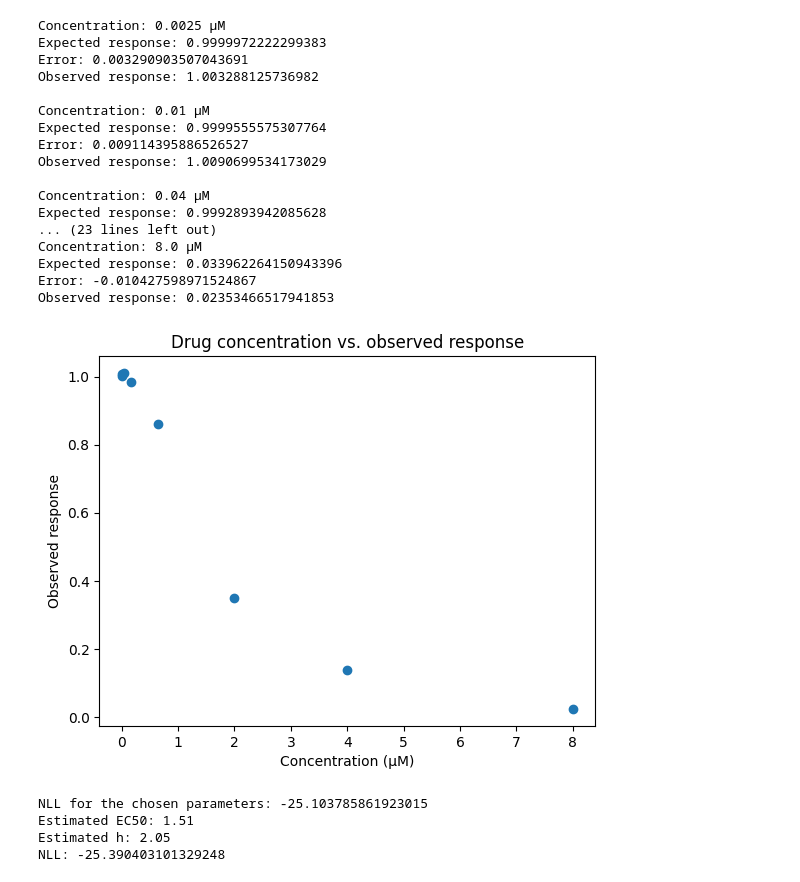
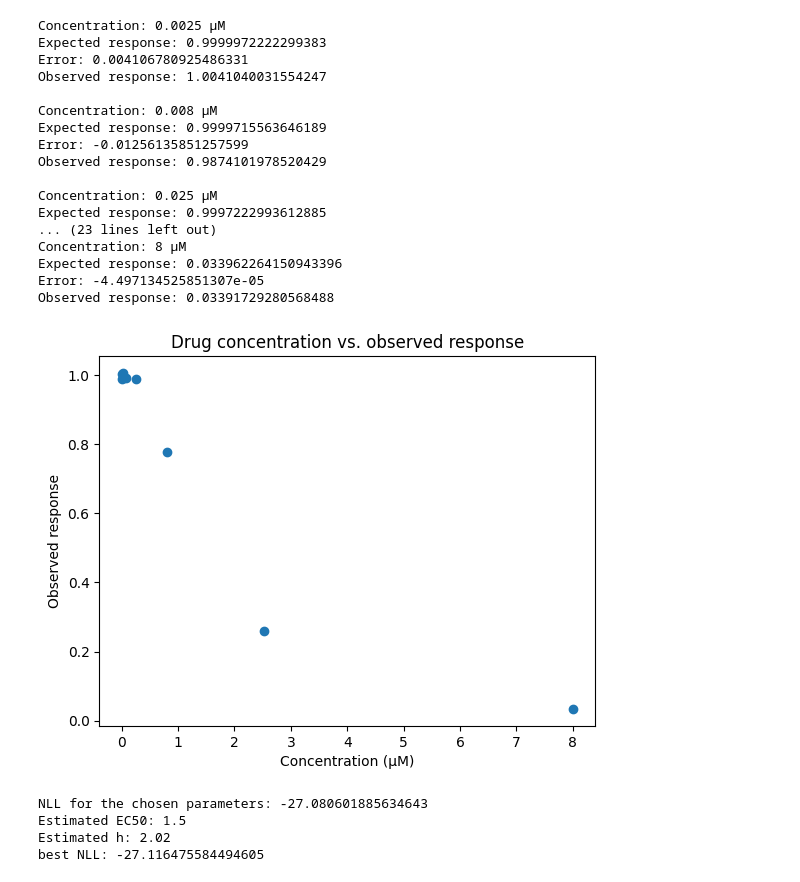
Before and after one commit to nicolejanoff/Test, a Jupyter notebook: projekt.ipynb, the cells around one changed output. Drawn from its saved outputs; the diff is of its cells as text; code cells hidden in the pictures.

```diff
--- a/projekt.ipynb
+++ b/projekt.ipynb
@@ -33,9 +33,13 @@ def mu(c):
 # concentration range: 8 µM to 2.5 nM (8 point dose response assays) according to article, values inbetween were chosen arbitrarily
 
 ## 2.3 Assumptions
-EC50 = 1.5
-h = 2
-conc = [0.0025, 0.01, 0.04, 0.16, 0.64, 2.0, 4.0, 8.0] # µM
+conc = [0.0025, 0.008, 0.025, 0.08, 0.25, 0.80, 2.53, 8] # µM
+cancer_types = {
+    "Hud": {"EC50": , "h": },
+    "Myelom": {"EC50": , "h": },
+    "Benmärg": {"EC50": , "h": }
+}
+
 mu_E = 0
 sigma_E = 0.01
 
@@ -111,7 +115,7 @@ for a in range(201):
 
 print("Estimated EC50:", EC50_hat)
 print("Estimated h:", h_hat)
-print("NLL:", best)
+print("best NLL:", best)
 
 
 # true parameters vs estimated parameters
@@ -130,46 +134,46 @@ print("NLL:", best)
 
 #Parametric bootstrap.
 
 #95% CI for EC50 and h.
 
 
 # 7. Model failure
 
 #Increase sigma.
 
 #Show:
 #noise -> worse parameter recovery
 
 
 # 8. Discussion
 
 ## Interpretation
 ## Relation to paper
 ## Limitations
 ## What model adds
 
 
 # 9. Conclusion
 # %% [output]
 Concentration: 0.0025 µM
 Expected response: 0.9999972222299383
-Error: 0.003290903507043691
-Observed response: 1.003288125736982
+Error: 0.004106780925486331
+Observed response: 1.0041040031554247
 
-Concentration: 0.01 µM
-Expected response: 0.9999555575307764
-Error: 0.009114395886526527
-Observed response: 1.0090699534173029
+Concentration: 0.008 µM
+Expected response: 0.9999715563646189
+Error: -0.01256135851257599
+Observed response: 0.9874101978520429
 
-Concentration: 0.04 µM
-Expected response: 0.9992893942085628
+Concentration: 0.025 µM
+Expected response: 0.9997222993612885
 ... (23 lines left out)
-Concentration: 8.0 µM
+Concentration: 8 µM
 Expected response: 0.033962264150943396
-Error: -0.010427598971524867
-Observed response: 0.02353466517941853
+Error: -4.497134525851307e-05
+Observed response: 0.03391729280568488
-[figure, old version]
+[figure, new version]
-NLL for the chosen parameters: -25.103785861923015
-Estimated EC50: 1.51
-Estimated h: 2.05
-NLL: -25.390403101329248
+NLL for the chosen parameters: -27.080601885634643
+Estimated EC50: 1.5
+Estimated h: 2.02
+best NLL: -27.116475584494605
```
Also changed, not shown: parts of 2 cells of this notebook.
